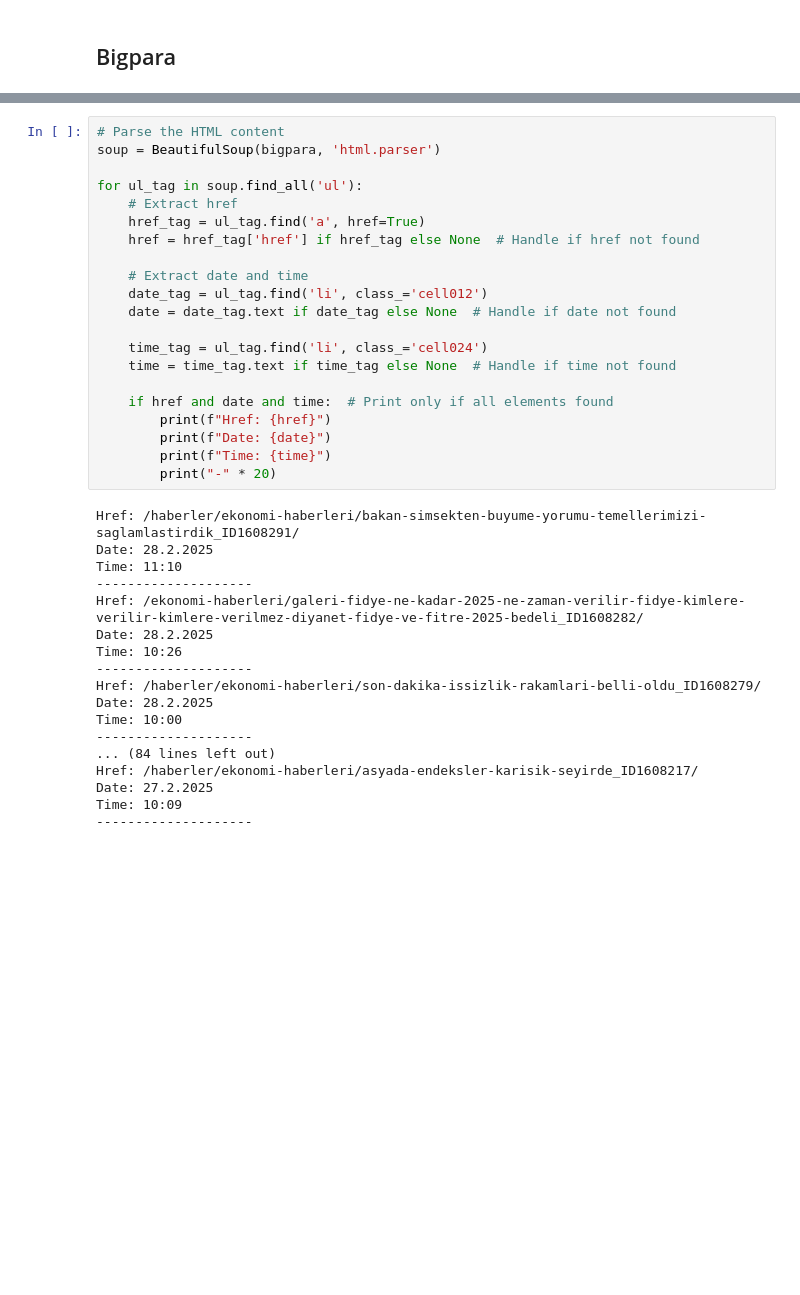
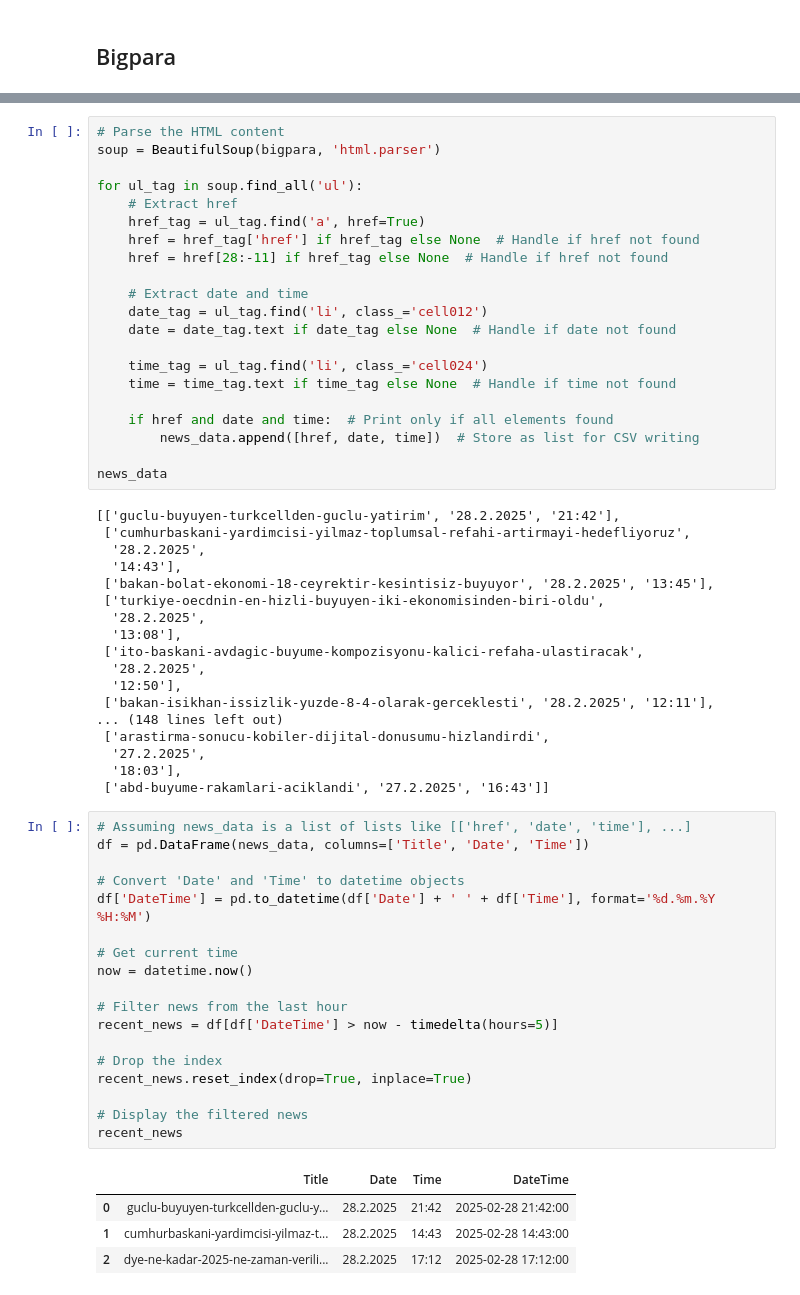
Before and after one commit to burakemretetik/news_signal, a Jupyter notebook: ScrapeNews.ipynb, the cells around one changed output, grey strips where cells are left out. Saved outputs shown, nothing was run; the diff lists cells and outputs as text; blank space fills up the shorter version.

```diff
--- a/ScrapeNews.ipynb
+++ b/ScrapeNews.ipynb
@@ -234,6 +236,7 @@ for ul_tag in soup.find_all('ul'):
     # Extract href
     href_tag = ul_tag.find('a', href=True)
     href = href_tag['href'] if href_tag else None  # Handle if href not found
+    href = href[28:-11] if href_tag else None  # Handle if href not found
 
     # Extract date and time
     date_tag = ul_tag.find('li', class_='cell012')
@@ -243,25 +246,47 @@ for ul_tag in soup.find_all('ul'):
     time = time_tag.text if time_tag else None  # Handle if time not found
 
     if href and date and time:  # Print only if all elements found
-        print(f"Href: {href}")
-        print(f"Date: {date}")
-        print(f"Time: {time}")
-        print("-" * 20)
+        news_data.append([href, date, time])  # Store as list for CSV writing
+
+news_data
 # %% [output]
-Href: /haberler/ekonomi-haberleri/bakan-simsekten-buyume-yorumu-temellerimizi-saglamlastirdik_ID1608291/
-Date: 28.2.2025
-Time: 11:10
---------------------
-Href: /ekonomi-haberleri/galeri-fidye-ne-kadar-2025-ne-zaman-verilir-fidye-kimlere-verilir-kimlere-verilmez-diyanet-fidye-ve-fitre-2025-bedeli_ID1608282/
-Date: 28.2.2025
-Time: 10:26
---------------------
-Href: /haberler/ekonomi-haberleri/son-dakika-issizlik-rakamlari-belli-oldu_ID1608279/
-Date: 28.2.2025
-Time: 10:00
---------------------
-... (84 lines left out)
-Href: /haberler/ekonomi-haberleri/asyada-endeksler-karisik-seyirde_ID1608217/
-Date: 27.2.2025
-Time: 10:09
---------------------
+[['guclu-buyuyen-turkcellden-guclu-yatirim', '28.2.2025', '21:42'],
+ ['cumhurbaskani-yardimcisi-yilmaz-toplumsal-refahi-artirmayi-hedefliyoruz',
+  '28.2.2025',
+  '14:43'],
+ ['bakan-bolat-ekonomi-18-ceyrektir-kesintisiz-buyuyor', '28.2.2025', '13:45'],
+ ['turkiye-oecdnin-en-hizli-buyuyen-iki-ekonomisinden-biri-oldu',
+  '28.2.2025',
+  '13:08'],
+ ['ito-baskani-avdagic-buyume-kompozisyonu-kalici-refaha-ulastiracak',
+  '28.2.2025',
+  '12:50'],
+ ['bakan-isikhan-issizlik-yuzde-8-4-olarak-gerceklesti', '28.2.2025', '12:11'],
+... (148 lines left out)
+ ['arastirma-sonucu-kobiler-dijital-donusumu-hizlandirdi',
+  '27.2.2025',
+  '18:03'],
+ ['abd-buyume-rakamlari-aciklandi', '27.2.2025', '16:43']]
+# %%
+# Assuming news_data is a list of lists like [['href', 'date', 'time'], ...]
+df = pd.DataFrame(news_data, columns=['Title', 'Date', 'Time'])
+
+# Convert 'Date' and 'Time' to datetime objects
+df['DateTime'] = pd.to_datetime(df['Date'] + ' ' + df['Time'], format='%d.%m.%Y %H:%M')
+
+# Get current time
+now = datetime.now()
+
+# Filter news from the last hour
+recent_news = df[df['DateTime'] > now - timedelta(hours=5)]
+
+# Drop the index
+recent_news.reset_index(drop=True, inplace=True)
+
+# Display the filtered news
+recent_news
+# %% [output]
+|  | Title | Date | Time | DateTime |
+| 0 | guclu-buyuyen-turkcellden-guclu-y... | 28.2.2025 | 21:42 | 2025-02-28 21:42:00 |
+| 1 | cumhurbaskani-yardimcisi-yilmaz-t... | 28.2.2025 | 14:43 | 2025-02-28 14:43:00 |
+| 2 | dye-ne-kadar-2025-ne-zaman-verili... | 28.2.2025 | 17:12 | 2025-02-28 17:12:00 |
```
Also changed, not shown: parts of 15 cells of this notebook.
